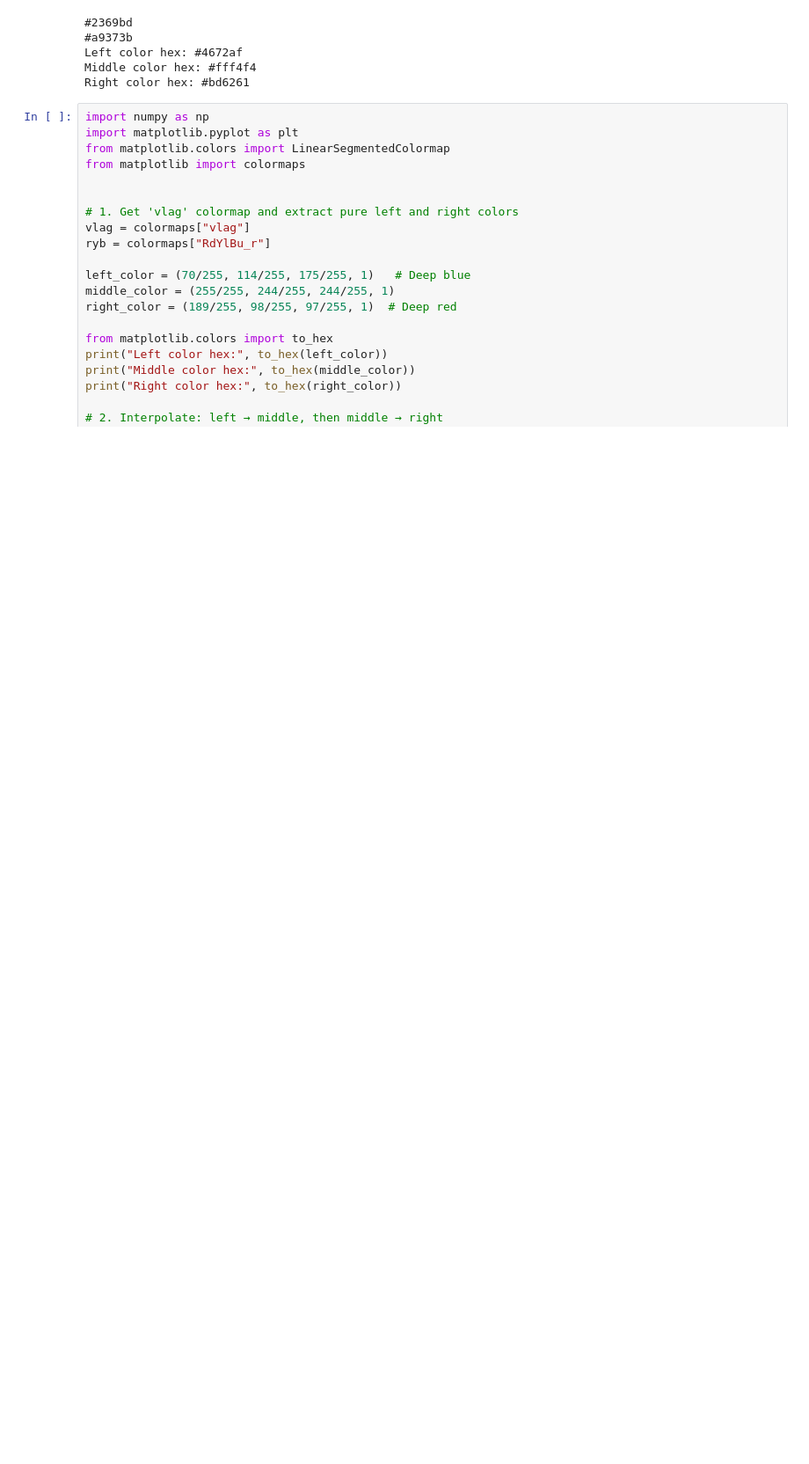
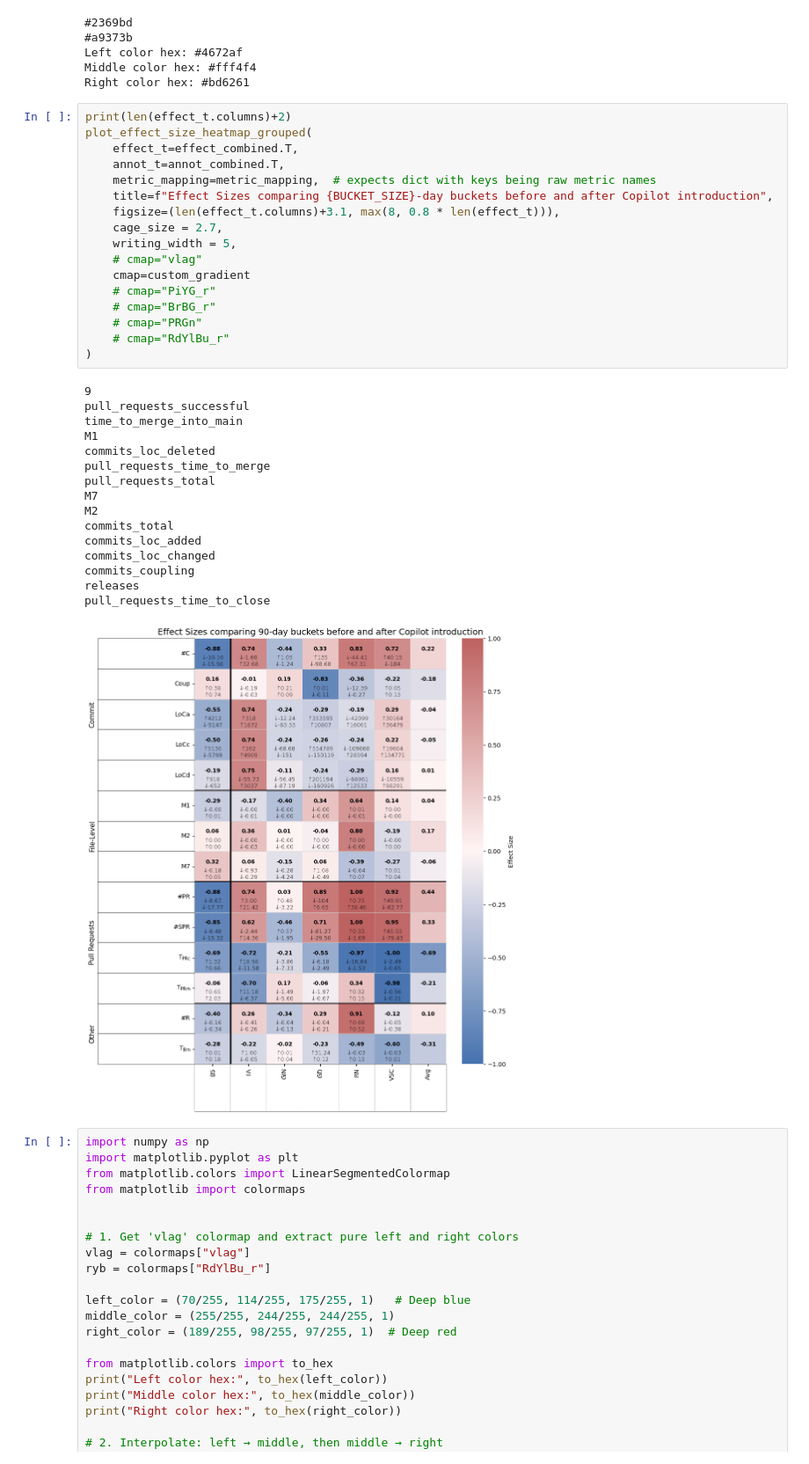
Before and after one commit to AnnemarieWittig/supplementary-masters-thesis, a Jupyter notebook: AggregationScripts/merge_results.ipynb, the cells around one changed output. Shown at 88% size. Drawn from its saved outputs; the diff is of its cells as text; blank space fills up the shorter version.

```diff
--- a/AggregationScripts/merge_results.ipynb
+++ b/AggregationScripts/merge_results.ipynb
@@ -758,6 +758,40 @@ custom_gradient = LinearSegmentedColormap.from_list("custom_vlag_extreme", gradi
 Left color hex: #4672af
 Middle color hex: #fff4f4
 Right color hex: #bd6261
+# %%
+print(len(effect_t.columns)+2)
+plot_effect_size_heatmap_grouped(
+    effect_t=effect_combined.T,
+    annot_t=annot_combined.T,
+    metric_mapping=metric_mapping,  # expects dict with keys being raw metric names
+    title=f"Effect Sizes comparing {BUCKET_SIZE}-day buckets before and after Copilot introduction",
+    figsize=(len(effect_t.columns)+3.1, max(8, 0.8 * len(effect_t))),
+    cage_size = 2.7,
+    writing_width = 5,
+    # cmap="vlag"
+    cmap=custom_gradient
+    # cmap="PiYG_r"
+    # cmap="BrBG_r"
+    # cmap="PRGn"
+    # cmap="RdYlBu_r"
+)
+# %% [output]
+9
+pull_requests_successful
+time_to_merge_into_main
+M1
+commits_loc_deleted
+pull_requests_time_to_merge
+pull_requests_total
+M7
+M2
+commits_total
+commits_loc_added
+commits_loc_changed
+commits_coupling
+releases
+pull_requests_time_to_close
+[figure, added]
 # %%
 import numpy as np
 import matplotlib.pyplot as plt
```
Also changed, not shown: parts of 4 cells of this notebook, 6 other files.
